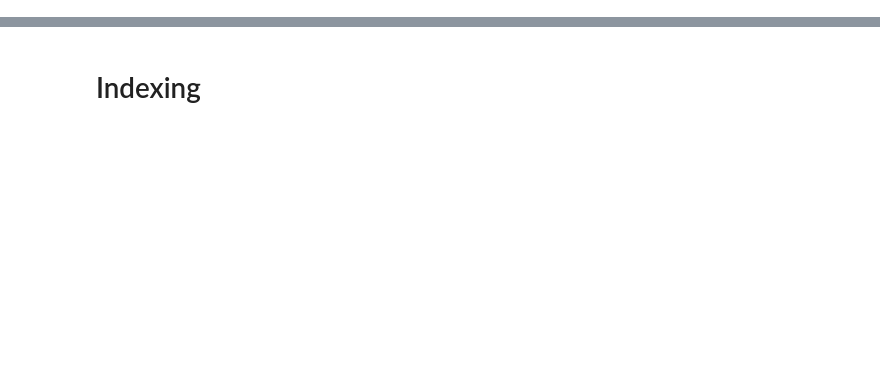
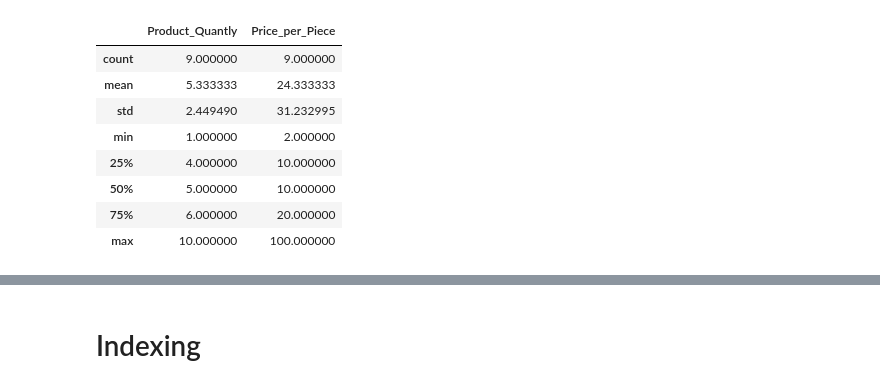
Before and after one commit to skg01/Coaching_ML, a Jupyter notebook: Python/Pandas_Practice.ipynb, the cells around one changed output, grey strips where cells are left out. Saved outputs shown, nothing was run; the diff lists cells and outputs as text; code cells hidden in the pictures; blank space fills up the shorter version.

```diff
--- a/Python/Pandas_Practice.ipynb
+++ b/Python/Pandas_Practice.ipynb
@@ -9,0 +43,12 @@ data
+# %%
+data.describe()
+# %% [output]
+|  | Product_Quantly | Price_per_Piece |
+| count | 9.000000 | 9.000000 |
+| mean | 5.333333 | 24.333333 |
+| std | 2.449490 | 31.232995 |
+| min | 1.000000 | 2.000000 |
+| 25% | 4.000000 | 10.000000 |
+| 50% | 5.000000 | 10.000000 |
+| 75% | 6.000000 | 20.000000 |
+| max | 10.000000 | 100.000000 |
```
Also changed, not shown: parts of 42 cells of this notebook, 2 other files.
